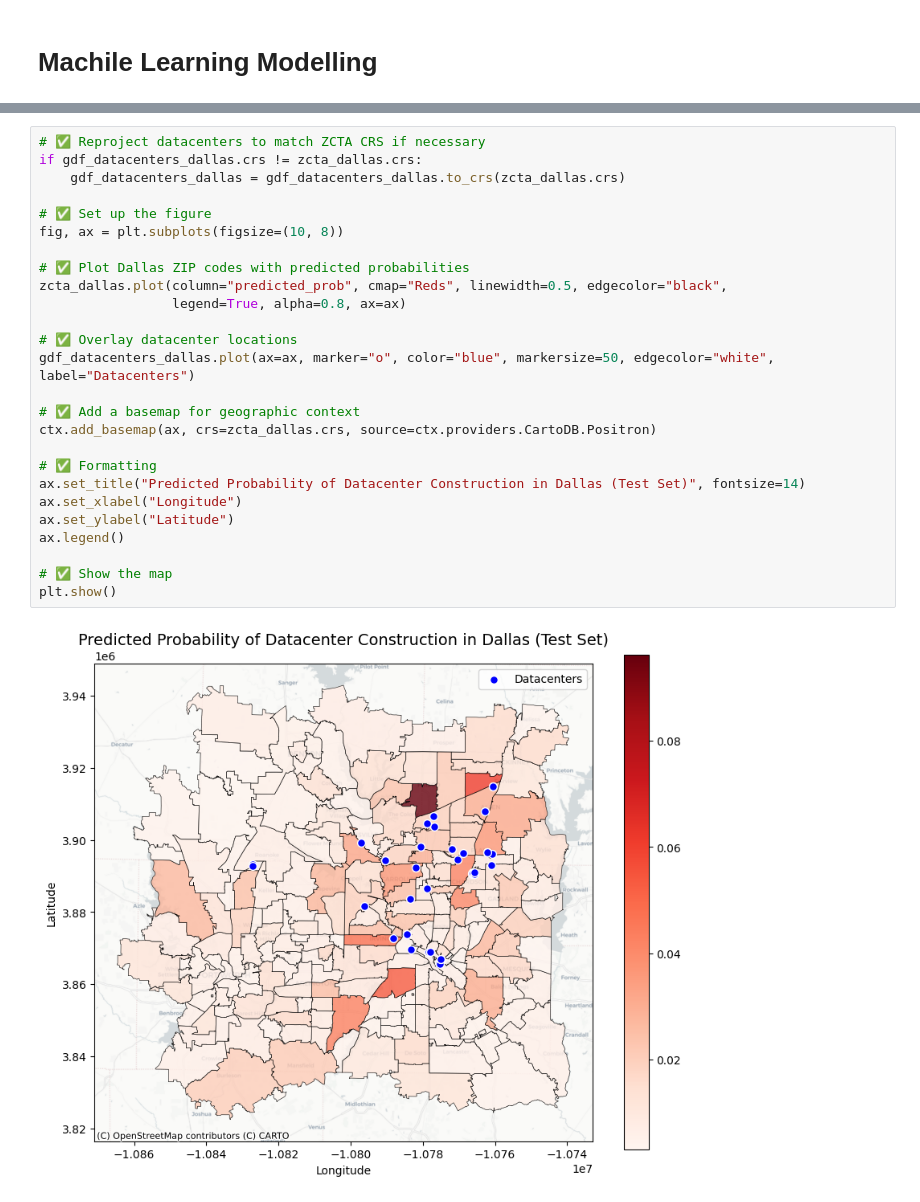
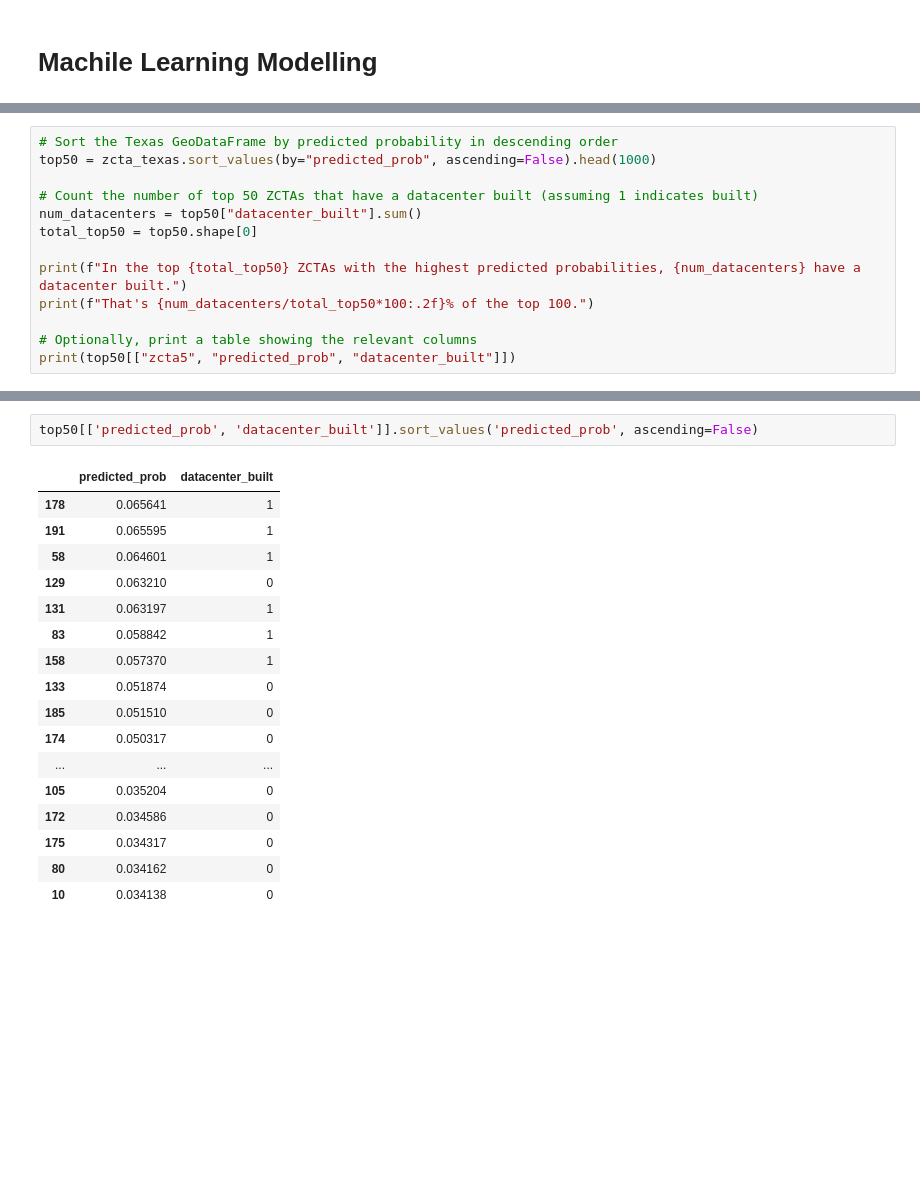
Before and after one commit to Orimadros/datacenter-map, a Jupyter notebook: code/dc_analysis.ipynb, the cells around one changed output, grey strips where cells are left out. Cells and saved outputs as stored; diff of their text form; blank space fills up the shorter version.

```diff
--- a/code/dc_analysis.ipynb
+++ b/code/dc_analysis.ipynb
@@ -346,0 +734,13 @@ zcta_dallas = zcta.merge(dallas_df, left_on="zcta5", right_on="zcta5", how="inne
+# %%
+# Sort the Texas GeoDataFrame by predicted probability in descending order
+top50 = zcta_texas.sort_values(by="predicted_prob", ascending=False).head(1000)
+
+# Count the number of top 50 ZCTAs that have a datacenter built (assuming 1 indicates built)
+num_datacenters = top50["datacenter_built"].sum()
+total_top50 = top50.shape[0]
+
+print(f"In the top {total_top50} ZCTAs with the highest predicted probabilities, {num_datacenters} have a datacenter built.")
+print(f"That's {num_datacenters/total_top50*100:.2f}% of the top 100.")
+
+# Optionally, print a table showing the relevant columns
+print(top50[["zcta5", "predicted_prob", "datacenter_built"]])
@@ -367,28 +975,20 @@ plt.show()
-# %%
-# ✅ Reproject datacenters to match ZCTA CRS if necessary
-if gdf_datacenters_dallas.crs != zcta_dallas.crs:
-    gdf_datacenters_dallas = gdf_datacenters_dallas.to_crs(zcta_dallas.crs)
-
-# ✅ Set up the figure
-fig, ax = plt.subplots(figsize=(10, 8))
-
-# ✅ Plot Dallas ZIP codes with predicted probabilities
-zcta_dallas.plot(column="predicted_prob", cmap="Reds", linewidth=0.5, edgecolor="black",
-                 legend=True, alpha=0.8, ax=ax)
-
-# ✅ Overlay datacenter locations
-gdf_datacenters_dallas.plot(ax=ax, marker="o", color="blue", markersize=50, edgecolor="white", label="Datacenters")
-
-# ✅ Add a basemap for geographic context
-ctx.add_basemap(ax, crs=zcta_dallas.crs, source=ctx.providers.CartoDB.Positron)
-
-# ✅ Formatting
-ax.set_title("Predicted Probability of Datacenter Construction in Dallas (Test Set)", fontsize=14)
-ax.set_xlabel("Longitude")
-ax.set_ylabel("Latitude")
-ax.legend()
-
-# ✅ Show the map
-plt.show()
-# %% [output]
-[figure, removed]
+# %%
+top50[['predicted_prob', 'datacenter_built']].sort_values('predicted_prob', ascending=False)
+# %% [output]
+|  | predicted_prob | datacenter_built |
+| 178 | 0.065641 | 1 |
+| 191 | 0.065595 | 1 |
+| 58 | 0.064601 | 1 |
+| 129 | 0.063210 | 0 |
+| 131 | 0.063197 | 1 |
+| 83 | 0.058842 | 1 |
+| 158 | 0.057370 | 1 |
+| 133 | 0.051874 | 0 |
+| 185 | 0.051510 | 0 |
+| 174 | 0.050317 | 0 |
+| ... | ... | ... |
+| 105 | 0.035204 | 0 |
+| 172 | 0.034586 | 0 |
+| 175 | 0.034317 | 0 |
+| 80 | 0.034162 | 0 |
+| 10 | 0.034138 | 0 |
```
Also changed, not shown: parts of 41 cells of this notebook, 4 other files.
